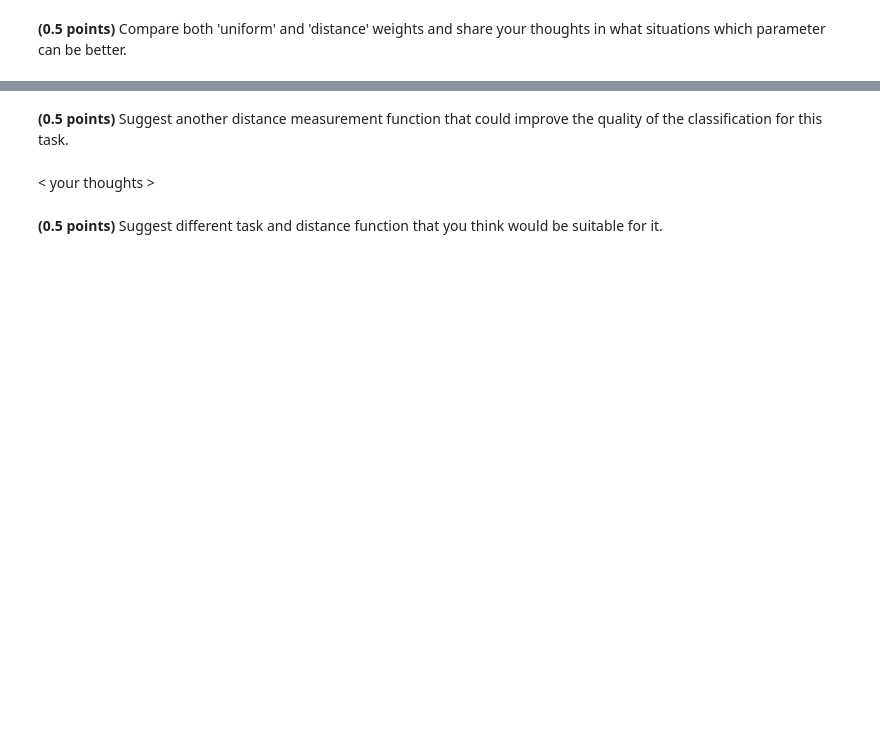
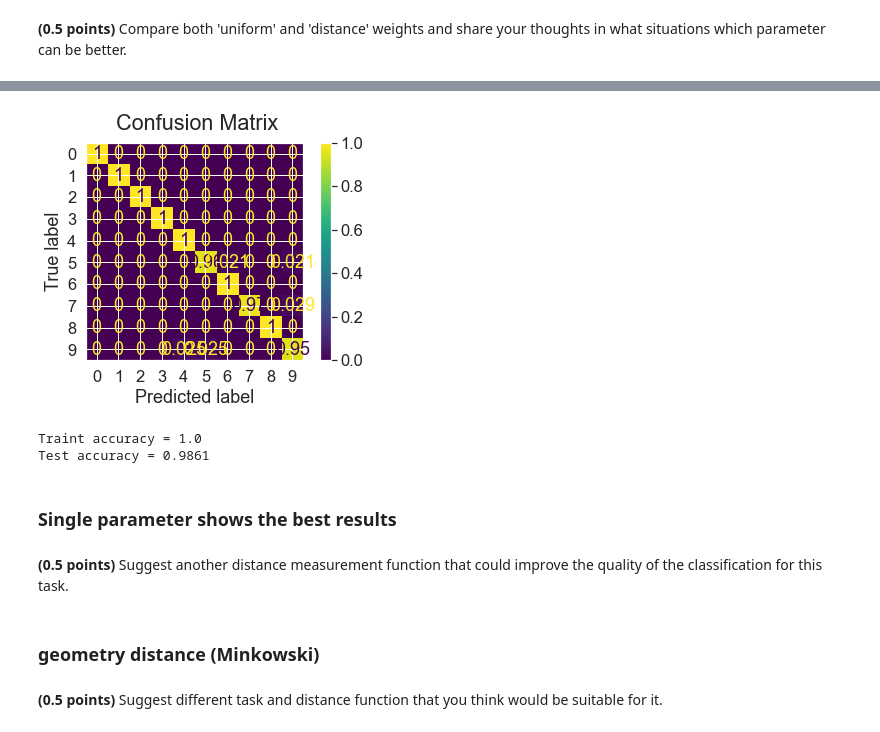
Before and after one commit to beaver68/ml-intro, a Jupyter notebook: 5_classification_linear_knn/hw_classification.ipynb, the cells around one changed output, grey strips where cells are left out. Cells and saved outputs as stored; diff of their text form; code cells hidden in the pictures; blank space fills up the shorter version.

```diff
--- a/5_classification_linear_knn/hw_classification.ipynb
+++ b/5_classification_linear_knn/hw_classification.ipynb
@@ -482,6 +486,16 @@ print(prob.max(axis=1).min(), prob.max(axis=1).max())
+# %%
+model = KNeighborsClassifier(n_neighbors=5, weights='distance')
+train_acc, test_acc = fit_evaluate(model, X_train, y_train, X_test, y_test)
+print(f'Traint accuracy = {train_acc.round(4)}\nTest accuracy = {test_acc.round(4)}')
+# %% [output]
+[figure, added]
+Traint accuracy = 1.0
+Test accuracy = 0.9861
+# %% [markdown]
+### Single parameter shows the best results
 # %% [markdown]
 **(0.5 points)** Suggest another distance measurement function that could improve the quality of the classification for this task.
-# %% [markdown]
-< your thoughts >
+# %% [markdown]
+### geometry distance (Minkowski)
 # %% [markdown]
 **(0.5 points)** Suggest different task and distance function that you think would be suitable for it.
```
Also changed, not shown: parts of 53 cells of this notebook.
